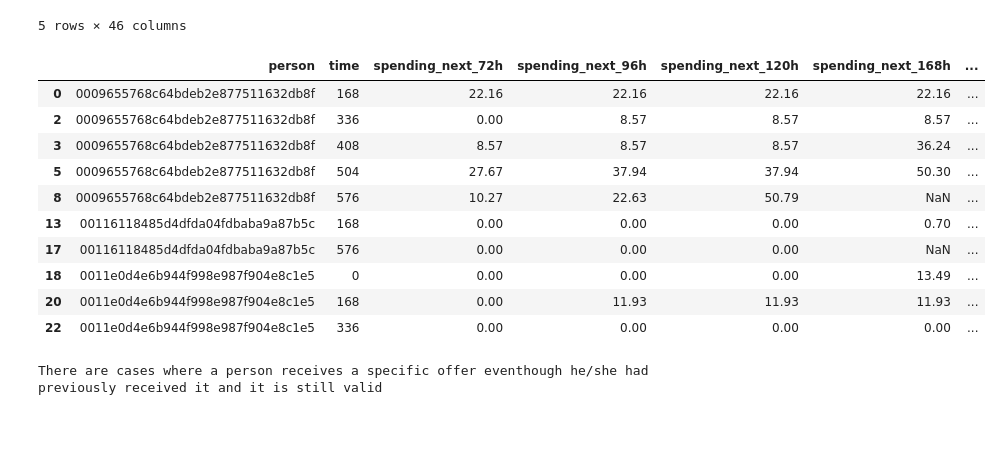
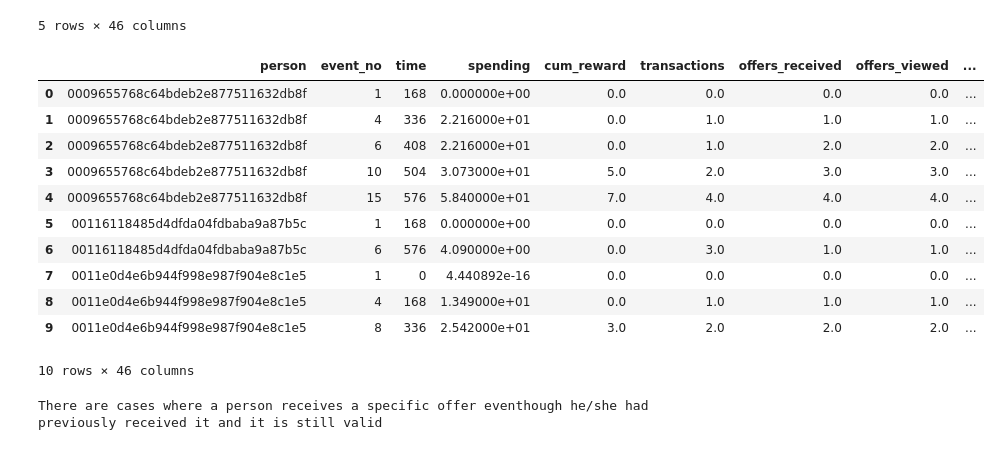
Before and after one commit to felipe-takaoka/starbucks-capstone, a Jupyter notebook: Starbucks_Capstone_notebook.ipynb, the cells around one changed output. Cells and saved outputs as stored; diff of their text form; code cells hidden in the pictures.

```diff
--- a/Starbucks_Capstone_notebook.ipynb
+++ b/Starbucks_Capstone_notebook.ipynb
@@ -501,19 +501,20 @@ df.head()
 | 4 | 0009655768c64bdeb2e877511632db8f | 15 | 576 | 58.40 | 7.0 | 4.0 | 4.0 | 4.0 | ... |
 5 rows × 46 columns
 # %%
-Y_df.head(10)
+df.head(10)
 # %% [output]
-|  | person | time | spending_next_72h | spending_next_96h | spending_next_120h | spending_next_168h | ... |
-| 0 | 0009655768c64bdeb2e877511632db8f | 168 | 22.16 | 22.16 | 22.16 | 22.16 | ... |
-| 2 | 0009655768c64bdeb2e877511632db8f | 336 | 0.00 | 8.57 | 8.57 | 8.57 | ... |
-| 3 | 0009655768c64bdeb2e877511632db8f | 408 | 8.57 | 8.57 | 8.57 | 36.24 | ... |
-| 5 | 0009655768c64bdeb2e877511632db8f | 504 | 27.67 | 37.94 | 37.94 | 50.30 | ... |
-| 8 | 0009655768c64bdeb2e877511632db8f | 576 | 10.27 | 22.63 | 50.79 | NaN | ... |
-| 13 | 00116118485d4dfda04fdbaba9a87b5c | 168 | 0.00 | 0.00 | 0.00 | 0.70 | ... |
-| 17 | 00116118485d4dfda04fdbaba9a87b5c | 576 | 0.00 | 0.00 | 0.00 | NaN | ... |
-| 18 | 0011e0d4e6b944f998e987f904e8c1e5 | 0 | 0.00 | 0.00 | 0.00 | 13.49 | ... |
-| 20 | 0011e0d4e6b944f998e987f904e8c1e5 | 168 | 0.00 | 11.93 | 11.93 | 11.93 | ... |
-| 22 | 0011e0d4e6b944f998e987f904e8c1e5 | 336 | 0.00 | 0.00 | 0.00 | 0.00 | ... |
+|  | person | event_no | time | spending | cum_reward | transactions | offers_received | offers_viewed | ... |
+| 0 | 0009655768c64bdeb2e877511632db8f | 1 | 168 | 0.000000e+00 | 0.0 | 0.0 | 0.0 | 0.0 | ... |
+| 1 | 0009655768c64bdeb2e877511632db8f | 4 | 336 | 2.216000e+01 | 0.0 | 1.0 | 1.0 | 1.0 | ... |
+| 2 | 0009655768c64bdeb2e877511632db8f | 6 | 408 | 2.216000e+01 | 0.0 | 1.0 | 2.0 | 2.0 | ... |
+| 3 | 0009655768c64bdeb2e877511632db8f | 10 | 504 | 3.073000e+01 | 5.0 | 2.0 | 3.0 | 3.0 | ... |
+| 4 | 0009655768c64bdeb2e877511632db8f | 15 | 576 | 5.840000e+01 | 7.0 | 4.0 | 4.0 | 4.0 | ... |
+| 5 | 00116118485d4dfda04fdbaba9a87b5c | 1 | 168 | 0.000000e+00 | 0.0 | 0.0 | 0.0 | 0.0 | ... |
+| 6 | 00116118485d4dfda04fdbaba9a87b5c | 6 | 576 | 4.090000e+00 | 0.0 | 3.0 | 1.0 | 1.0 | ... |
+| 7 | 0011e0d4e6b944f998e987f904e8c1e5 | 1 | 0 | 4.440892e-16 | 0.0 | 0.0 | 0.0 | 0.0 | ... |
+| 8 | 0011e0d4e6b944f998e987f904e8c1e5 | 4 | 168 | 1.349000e+01 | 0.0 | 1.0 | 1.0 | 1.0 | ... |
+| 9 | 0011e0d4e6b944f998e987f904e8c1e5 | 8 | 336 | 2.542000e+01 | 3.0 | 2.0 | 2.0 | 2.0 | ... |
+10 rows × 46 columns
 # %%
 # Check if customers can have more than one of the same offer valid at a time
 aux = transcript_feats.copy()[["person","time","event","offer_code","offer_duration"]]
```
